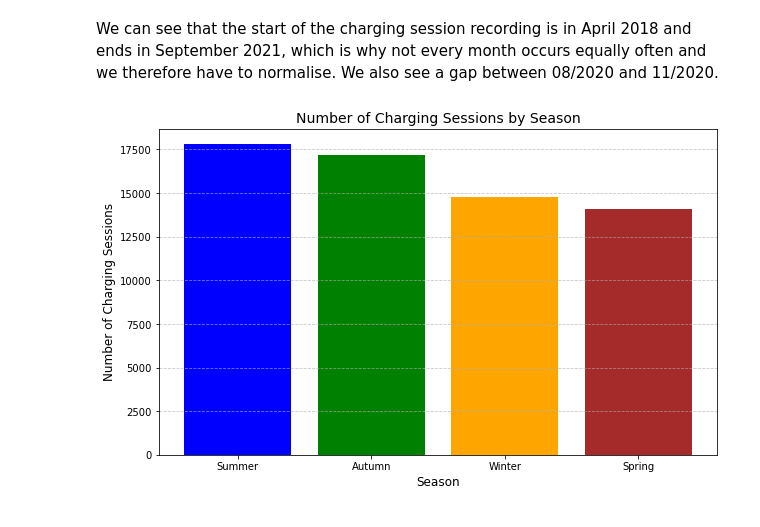
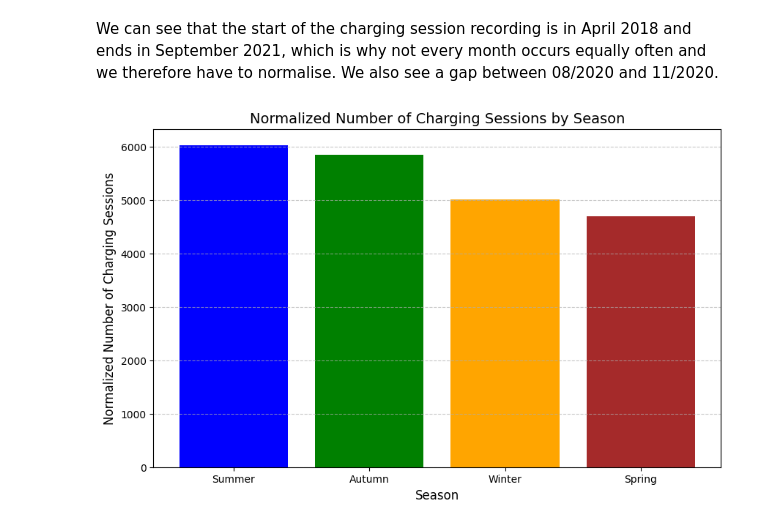
Before and after one commit to nsterz/AA_2024-group-3, a Jupyter notebook: code_dataexplo/descriptiveAnalytics.ipynb, the cells around one changed output. Drawn from its saved outputs; the diff is of its cells as text; code cells hidden in the pictures.

```diff
--- a/code_dataexplo/descriptiveAnalytics.ipynb
+++ b/code_dataexplo/descriptiveAnalytics.ipynb
@@ -135,31 +225,46 @@ plt.show()
 # %% [markdown]
 We can see that the start of the charging session recording is in April 2018 and ends in September 2021, which is why not every month occurs equally often and we therefore have to normalise. We also see a gap between 08/2020 and 11/2020.
 # %%
-# Create a new column: Determine the season
+import pandas as pd
+import matplotlib.pyplot as plt
+
+# Funktion zur Bestimmung der Saison
 def get_season(date):
     month = date.month
     if month in [12, 1, 2]:
         return "Winter"
     elif month in [3, 4, 5]:
         return "Spring"
     elif month in [6, 7, 8]:
         return "Summer"
     elif month in [9, 10, 11]:
         return "Autumn"
 
+data_charge["season"] = data_charge["connectionTime"].apply(get_season)
 
-data_charge["season"] = data_charge["connectionTime"].apply(get_season)
 charging_by_season = data_charge["season"].value_counts()
 
-#  plot
+
+season_month_count = {
+    "Winter": len(data_charge[data_charge["season"] == "Winter"]["connectionTime"].dt.month.unique()),
+    "Spring": len(data_charge[data_charge["season"] == "Spring"]["connectionTime"].dt.month.unique()),
+    "Summer": len(data_charge[data_charge["season"] == "Summer"]["connectionTime"].dt.month.unique()),
+    "Autumn": len(data_charge[data_charge["season"] == "Autumn"]["connectionTime"].dt.month.unique())
+}
+
+normalized_charging_by_season = charging_by_season / [season_month_count[season] for season in charging_by_season.index]
+
+# Plot
 plt.figure(figsize=(10, 6))
 plt.bar(
-    charging_by_season.index, charging_by_season.values, color=["blue", "green", "orange", "brown"]
+    normalized_charging_by_season.index,
+    normalized_charging_by_season.values,
+    color=["blue", "green", "orange", "brown"]
 )
-plt.title("Number of Charging Sessions by Season", fontsize=14)
+plt.title("Normalized Number of Charging Sessions by Season", fontsize=14)
 plt.xlabel("Season", fontsize=12)
-plt.ylabel("Number of Charging Sessions", fontsize=12)
+plt.ylabel("Normalized Number of Charging Sessions", fontsize=12)
 plt.grid(axis="y", linestyle="--", alpha=0.7)
 plt.show()
 # %% [output]
-[figure, old version]
+[figure, new version]
```
Also changed, not shown: parts of 8 cells of this notebook.
